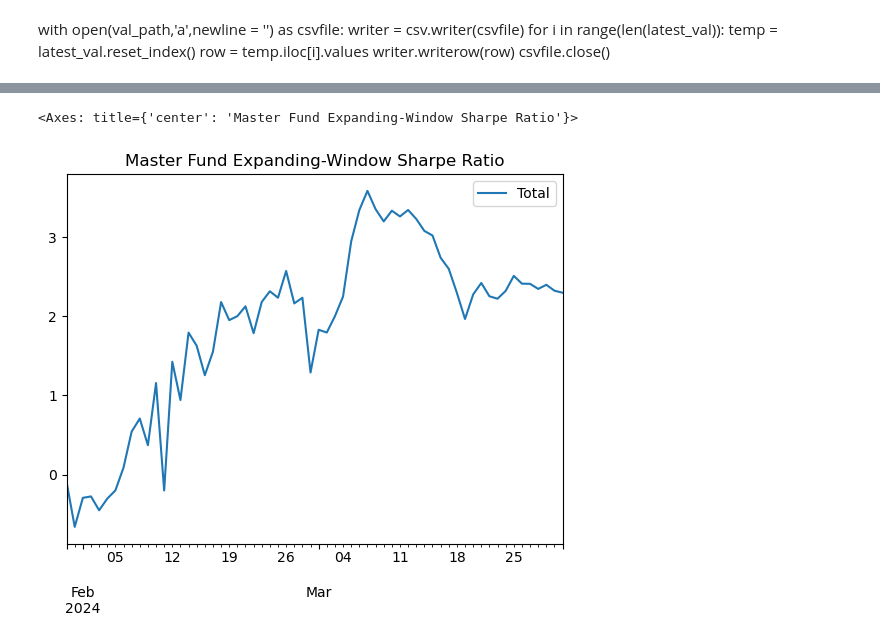
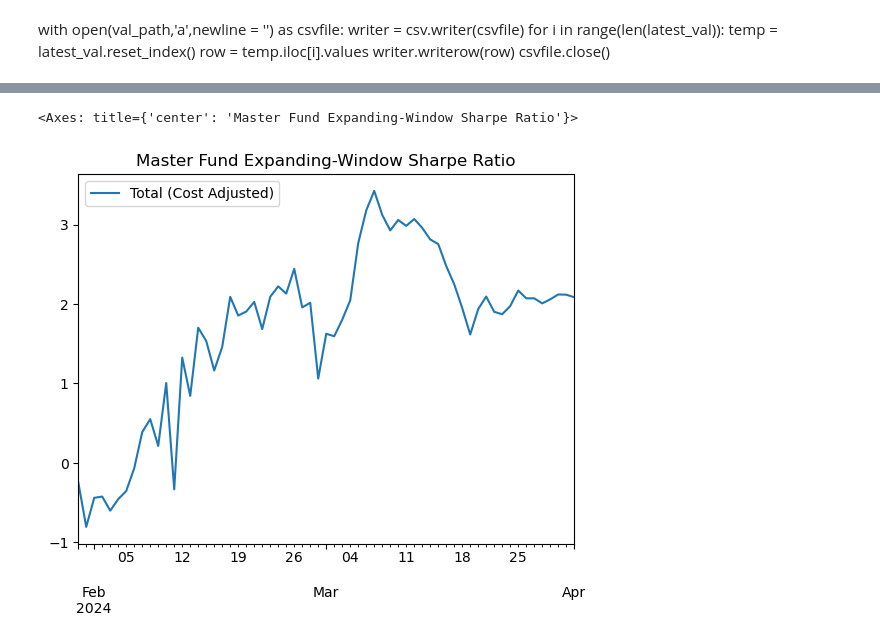
Before and after one commit to kmavyrle/QuantMasterFund, a Jupyter notebook: Crypto/TacticalBetaConvexity/test.ipynb, the cells around one changed output, grey strips where cells are left out. Saved outputs shown, nothing was run; the diff lists cells and outputs as text; code cells hidden in the pictures.

```diff
--- a/Crypto/TacticalBetaConvexity/test.ipynb
+++ b/Crypto/TacticalBetaConvexity/test.ipynb
@@ -251,7 +247,7 @@ for col in usd_rets.columns:
 # %%
 usd_rets.index = pd.to_datetime(usd_rets.index)
 # %%
-usd_rets = usd_rets[['Total','Short Volatility','Tactical Beta Convexity']]
+usd_rets = usd_rets[['Total (Cost Adjusted)','Short Volatility','Tactical Beta Convexity','Txn Cost']]
 # %%
 eth_idx.index = pd.to_datetime(eth_idx.index)
 # %%
@@ -259,5 +271,7 @@ usd_rets = pd.concat([usd_rets,eth_idx],axis=1).fillna(method = 'ffill')
 # %%
-usd_rets.columns = ['Total','Short Volatility','Tactical Beta Convexity','Index']
+usd_rets.columns = ['Total (Cost Adjusted)','Short Volatility','Tactical Beta Convexity','Cost','Index']
+# %%
+usd_rets = usd_rets[['Total (Cost Adjusted)','Short Volatility','Tactical Beta Convexity','Index']]
 # %%
 plot = (((1+(usd_rets.pct_change()).fillna(0)).cumprod()-1)*100).plot(title = 'Cumulative Returns (%)',color = ['midnightblue','goldenrod','steelblue','lightgrey'])
 #(((1+eth_idx.pct_change()).cumprod()-1)*100).plot()
@@ -269,5 +283,5 @@ plot.get_figure().savefig(picpath)
 # %%
-rets = usd_rets[['Total']].pct_change().fillna(0)
+rets = usd_rets[['Total (Cost Adjusted)']].pct_change().fillna(0)
 # %%
 np.sqrt(252)* rets.mean()/rets.std()
 # %% [output]
@@ -275,6 +289,6 @@ Total    2.298145
 dtype: float64
 # %%
-(np.sqrt(252)* rets.expanding().mean()/rets.expanding().std())[30:].plot(title = 'Master Fund Expanding-Window Sharpe Ratio')
+(np.sqrt(252)* (rets.expanding().mean()-0.053/350)/rets.expanding().std())[30:].plot(title = 'Master Fund Expanding-Window Sharpe Ratio')
 # %% [output]
 <Axes: title={'center': 'Master Fund Expanding-Window Sharpe Ratio'}>
-[figure, old version]
+[figure, new version]
```
Also changed, not shown: parts of 21 cells of this notebook, 12 other files.
